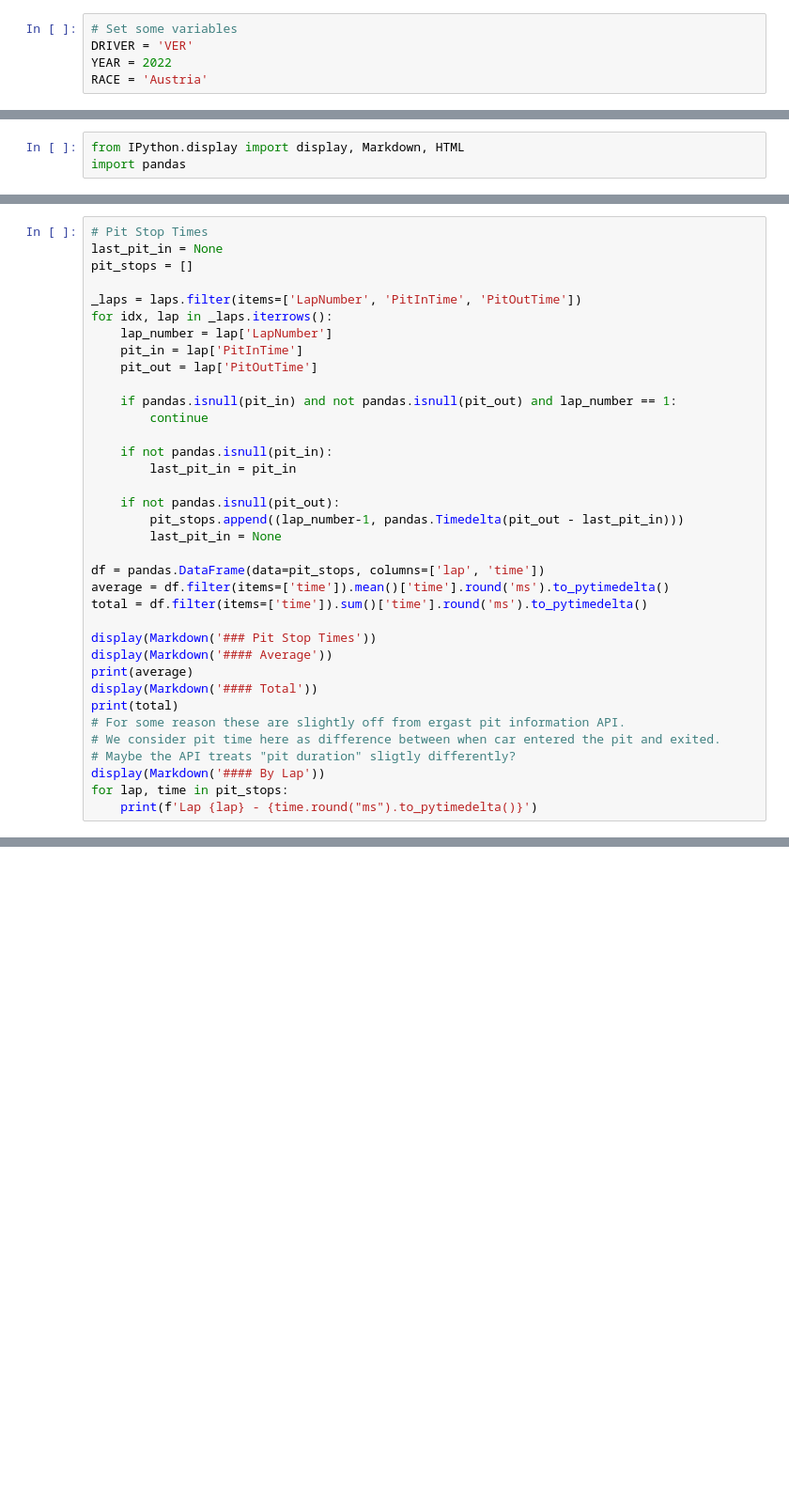
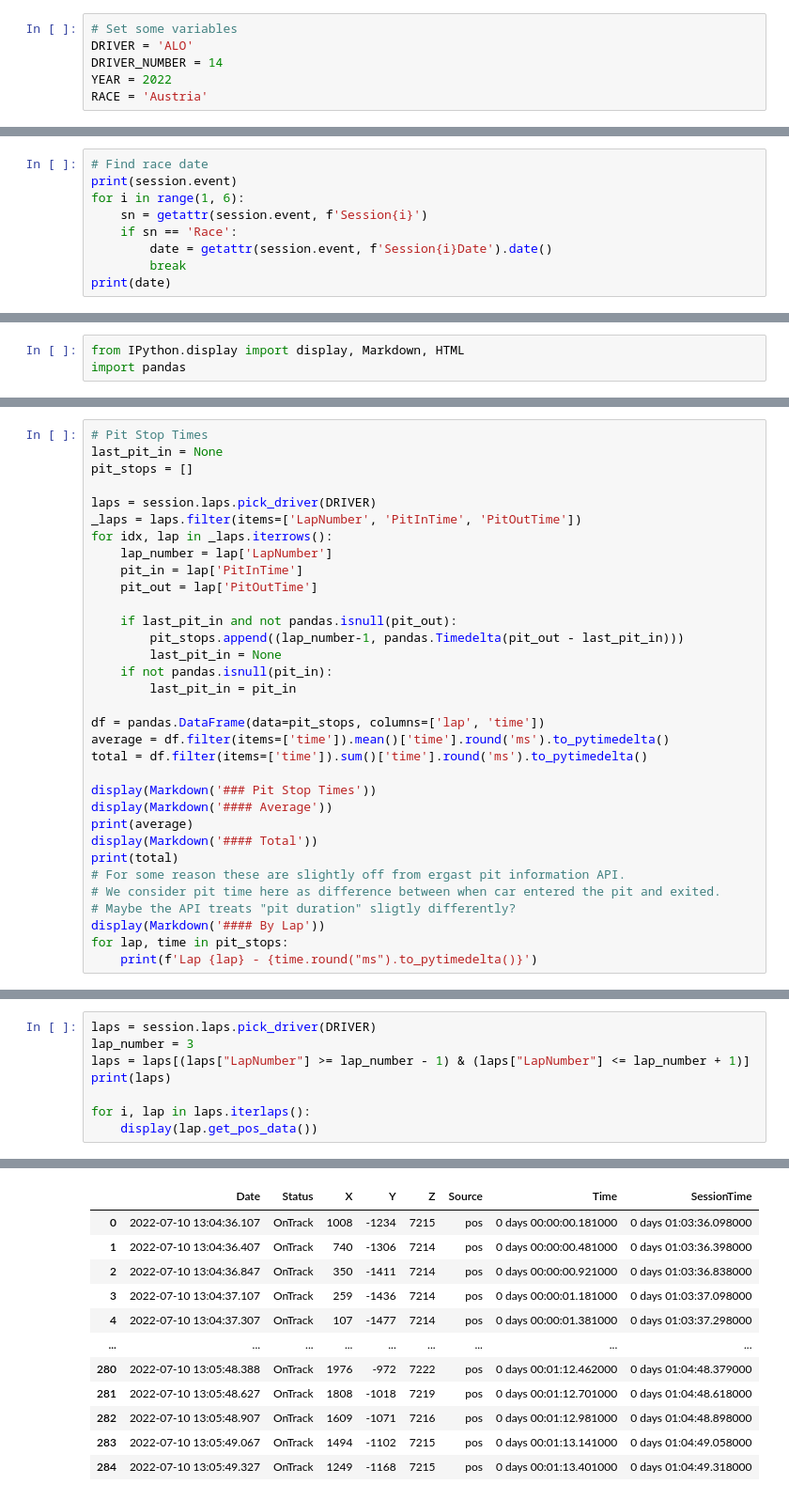
Before and after one commit to davidharrigan/formula-crunch, a Jupyter notebook: notebooks/card_data.ipynb, the cells around one changed output, grey strips where cells are left out. Shown: that part at 94% size. Drawn from its saved outputs; the diff is of its cells as text; blank space fills up the shorter version.

Commit message:
chore: making progress on data stuff

```diff
--- a/notebooks/card_data.ipynb
+++ b/notebooks/card_data.ipynb
@@ -3,7 +3,8 @@ import fastf1
 fastf1.Cache.enable_cache('../data/cache')
 # %%
 # Set some variables
-DRIVER = 'VER'
+DRIVER = 'ALO'
+DRIVER_NUMBER = 14
 YEAR = 2022
 RACE = 'Austria'
 # %%
@@ -21,3 +22,12 @@ api            INFO     Using cached data for car_data
 api            INFO     Using cached data for position_data
 api            INFO     Using cached data for race_control_messages
 core           INFO     Finished loading data for 20 drivers: ['16', '1', '44', '63', '31', '47', '4', '20', '3', '14', '77', '23', '18', '24', '10', '22', '5', '55', '6', '11']
+# %%
+# Find race date
+print(session.event)
+for i in range(1, 6):
+    sn = getattr(session.event, f'Session{i}')
+    if sn == 'Race':
+        date = getattr(session.event, f'Session{i}Date').date()
+        break
+print(date)
@@ -51,21 +81,18 @@ print(average.round('ms').to_pytimedelta())
 last_pit_in = None
 pit_stops = []
 
+laps = session.laps.pick_driver(DRIVER)
 _laps = laps.filter(items=['LapNumber', 'PitInTime', 'PitOutTime'])
 for idx, lap in _laps.iterrows():
     lap_number = lap['LapNumber']
     pit_in = lap['PitInTime']
     pit_out = lap['PitOutTime']
 
-    if pandas.isnull(pit_in) and not pandas.isnull(pit_out) and lap_number == 1:
-        continue
-
+    if last_pit_in and not pandas.isnull(pit_out):
+        pit_stops.append((lap_number-1, pandas.Timedelta(pit_out - last_pit_in)))
+        last_pit_in = None
     if not pandas.isnull(pit_in):
         last_pit_in = pit_in
-
-    if not pandas.isnull(pit_out):
-        pit_stops.append((lap_number-1, pandas.Timedelta(pit_out - last_pit_in)))
-        last_pit_in = None
 
 df = pandas.DataFrame(data=pit_stops, columns=['lap', 'time'])
 average = df.filter(items=['time']).mean()['time'].round('ms').to_pytimedelta()
@@ -346,0 +395,9 @@ Driver ahead now: 55
+# %%
+laps = session.laps.pick_driver(DRIVER)
+lap_number = 3
+laps = laps[(laps["LapNumber"] >= lap_number - 1) & (laps["LapNumber"] <= lap_number + 1)]
+print(laps)
+
+for i, lap in laps.iterlaps():
+    display(lap.get_pos_data())
+# %% [output]
@@ -346,0 +421,12 @@ Driver ahead now: 55
+|  | Date | Status | X | Y | Z | Source | Time | SessionTime |
+| 0 | 2022-07-10 13:04:36.107 | OnTrack | 1008 | -1234 | 7215 | pos | 0 days 00:00:00.181000 | 0 days 01:03:36.098000 |
+| 1 | 2022-07-10 13:04:36.407 | OnTrack | 740 | -1306 | 7214 | pos | 0 days 00:00:00.481000 | 0 days 01:03:36.398000 |
+| 2 | 2022-07-10 13:04:36.847 | OnTrack | 350 | -1411 | 7214 | pos | 0 days 00:00:00.921000 | 0 days 01:03:36.838000 |
+| 3 | 2022-07-10 13:04:37.107 | OnTrack | 259 | -1436 | 7214 | pos | 0 days 00:00:01.181000 | 0 days 01:03:37.098000 |
+| 4 | 2022-07-10 13:04:37.307 | OnTrack | 107 | -1477 | 7214 | pos | 0 days 00:00:01.381000 | 0 days 01:03:37.298000 |
+| ... | ... | ... | ... | ... | ... | ... | ... | ... |
+| 280 | 2022-07-10 13:05:48.388 | OnTrack | 1976 | -972 | 7222 | pos | 0 days 00:01:12.462000 | 0 days 01:04:48.379000 |
+| 281 | 2022-07-10 13:05:48.627 | OnTrack | 1808 | -1018 | 7219 | pos | 0 days 00:01:12.701000 | 0 days 01:04:48.618000 |
+| 282 | 2022-07-10 13:05:48.907 | OnTrack | 1609 | -1071 | 7216 | pos | 0 days 00:01:12.981000 | 0 days 01:04:48.898000 |
+| 283 | 2022-07-10 13:05:49.067 | OnTrack | 1494 | -1102 | 7215 | pos | 0 days 00:01:13.141000 | 0 days 01:04:49.058000 |
+| 284 | 2022-07-10 13:05:49.327 | OnTrack | 1249 | -1168 | 7215 | pos | 0 days 00:01:13.401000 | 0 days 01:04:49.318000 |
```
Also changed, not shown: parts of 9 cells of this notebook, 8 other files.
